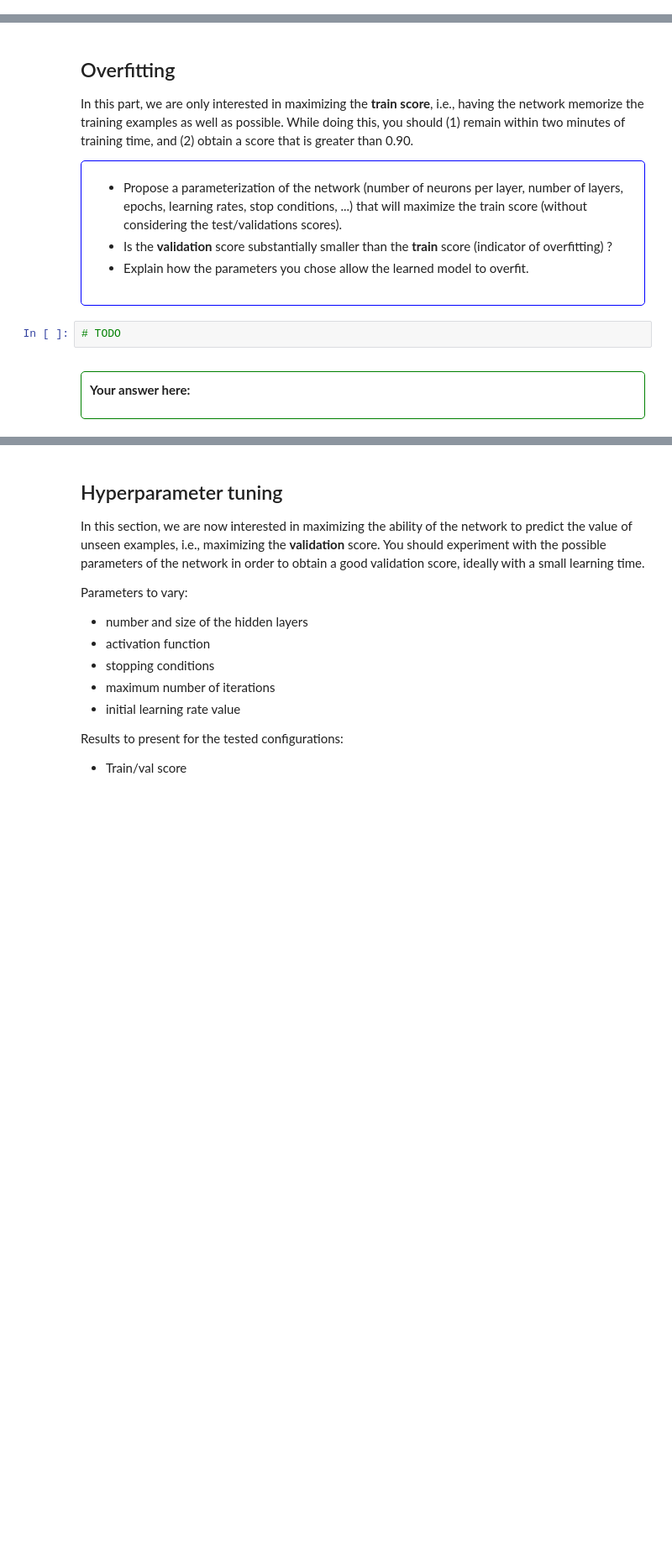
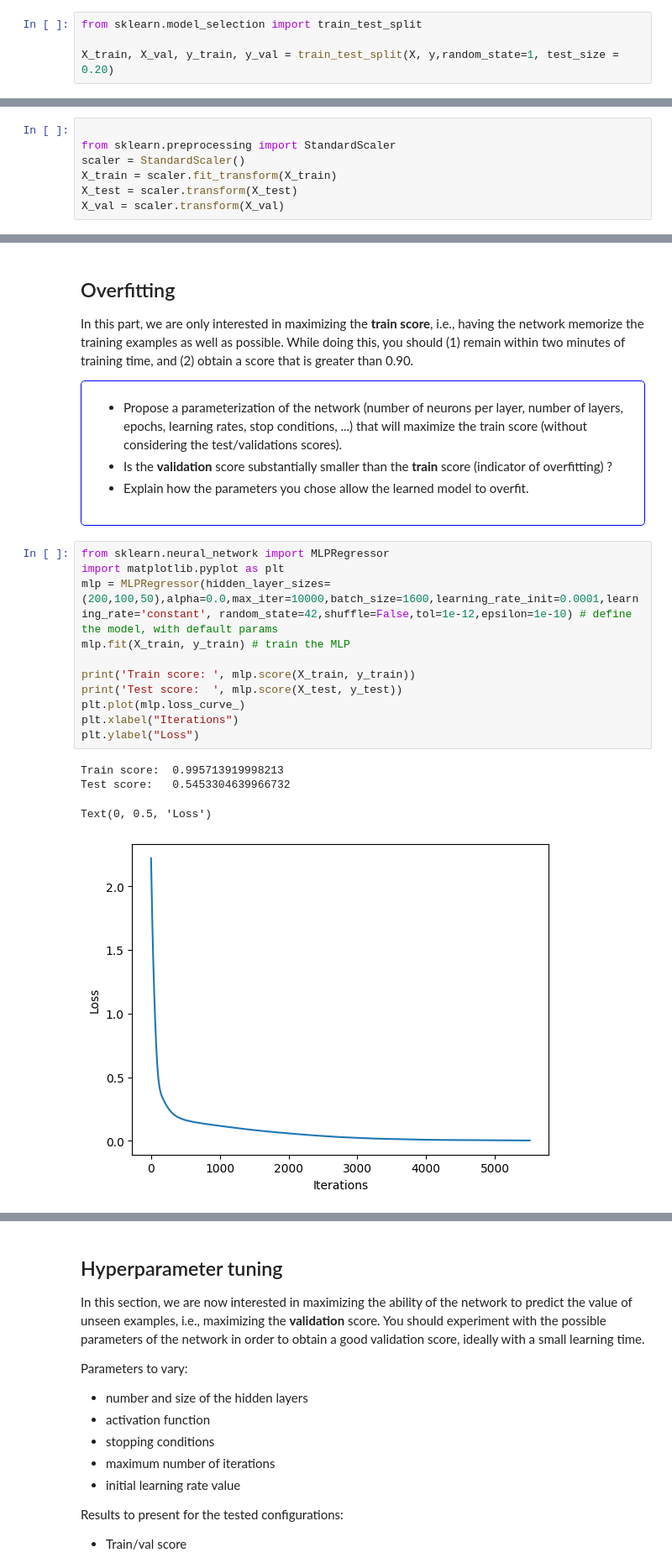
Before and after one commit to Fetrixdu83/SupervisedML, a Jupyter notebook: TP2/mlp.ipynb, the cells around one changed output, grey strips where cells are left out. Shown: that part at 84% size. Saved outputs shown, nothing was run; the diff lists cells and outputs as text; blank space fills up the shorter version.

```diff
--- a/TP2/mlp.ipynb
+++ b/TP2/mlp.ipynb
@@ -161,0 +179,4 @@ X, y = X_all[:num_samples], y_all[:num_samples]
+# %%
+from sklearn.model_selection import train_test_split
+
+X_train, X_val, y_train, y_val = train_test_split(X, y,random_state=1, test_size = 0.20)
@@ -190,3 +226,10 @@ where `u` is the mean of the training samples, and `s` is the standard deviation
+# %%
+
+from sklearn.preprocessing import StandardScaler
+scaler = StandardScaler()
+X_train = scaler.fit_transform(X_train)
+X_test = scaler.transform(X_test)
+X_val = scaler.transform(X_val)
 # %% [markdown]
 <!-- Answer Section Start -->
 <div style="border: 1px solid green; padding: 10px; margin-top: 10px; border-radius: 5px">
@@ -214,19 +257,19 @@ In this part, we are only interested in maximizing the **train score**, i.e., ha
 - Explain how the parameters you chose allow the learned model to overfit.
 </div>
 <!-- Question End -->
-# %%
-# TODO
-# %% [markdown]
-<!-- Answer Section Start -->
-<div style="border: 1px solid green; padding: 10px; margin-top: 10px; border-radius: 5px">
-
-**Your answer here:**
-
-
-
-
-
-
-
-</div>
-<!-- Answer Section End -->
+# %%
+from sklearn.neural_network import MLPRegressor
+import matplotlib.pyplot as plt
+mlp = MLPRegressor(hidden_layer_sizes=(200,100,50),alpha=0.0,max_iter=10000,batch_size=1600,learning_rate_init=0.0001,learning_rate='constant', random_state=42,shuffle=False,tol=1e-12,epsilon=1e-10) # define the model, with default params
+mlp.fit(X_train, y_train) # train the MLP
+
+print('Train score: ', mlp.score(X_train, y_train))
+print('Test score:  ', mlp.score(X_test, y_test))
+plt.plot(mlp.loss_curve_)
+plt.xlabel("Iterations")
+plt.ylabel("Loss")
+# %% [output]
+Train score:  0.995713919998213
+Test score:   0.5453304639966732
+Text(0, 0.5, 'Loss')
+[figure, added]
```
Also changed, not shown: parts of 22 cells of this notebook, 3 other files.
